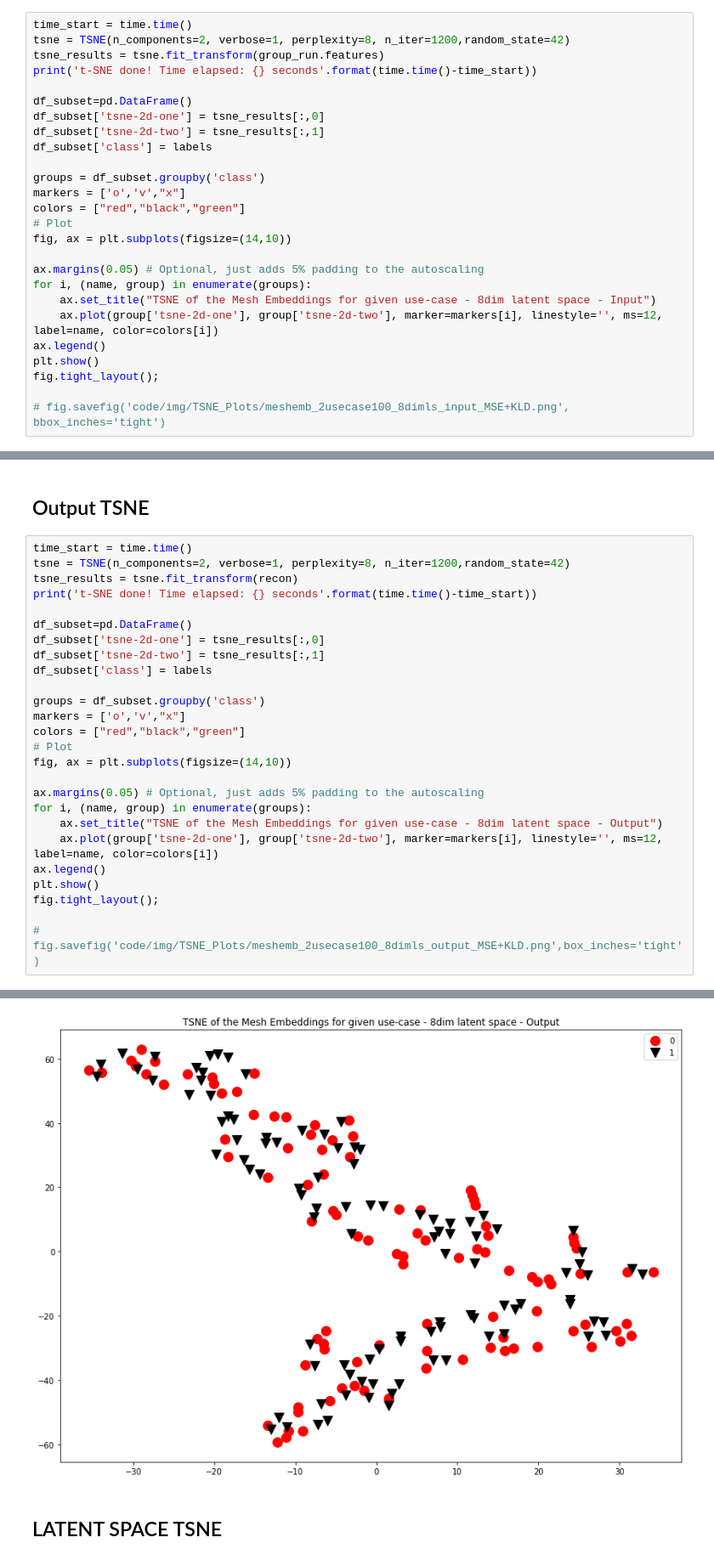
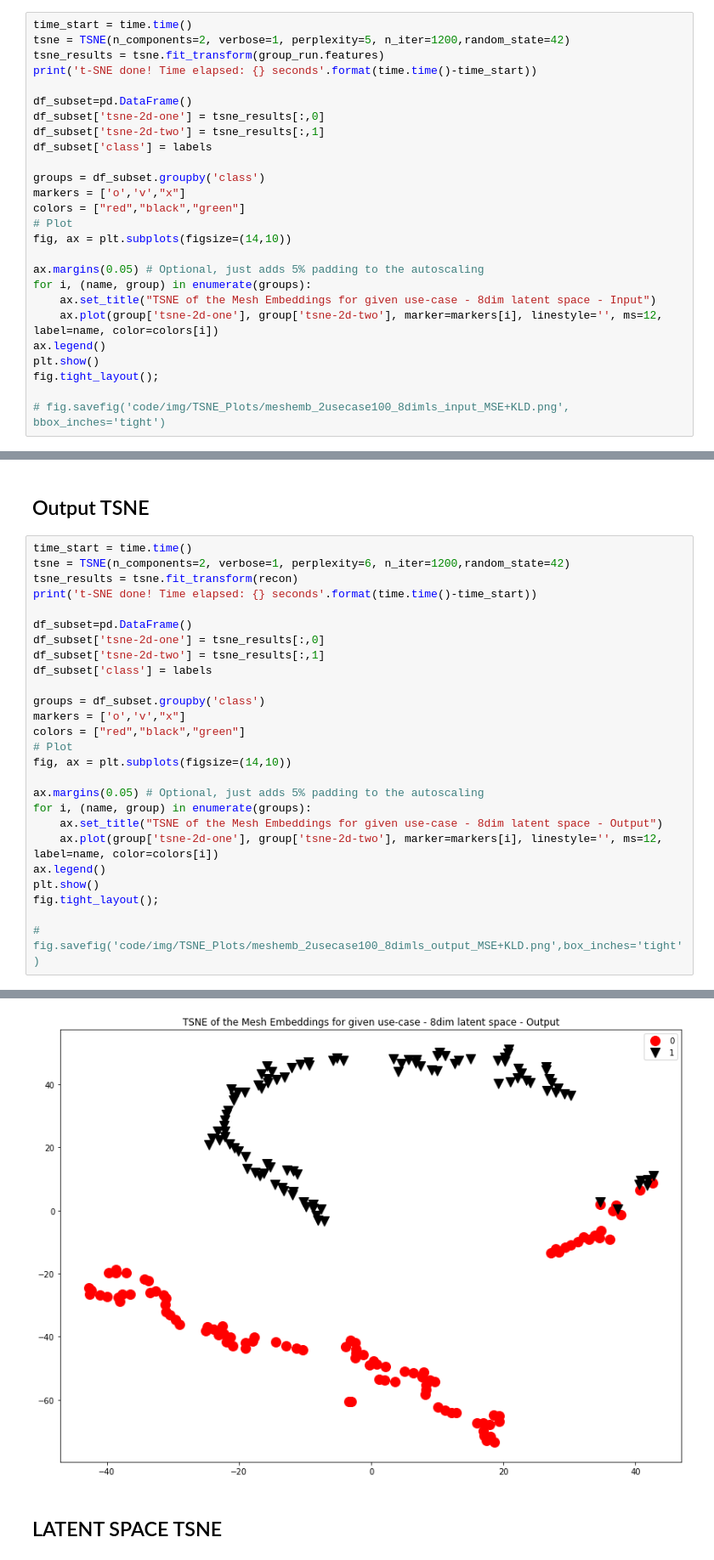
Before and after one commit to ShaulSolomon/academix-ydata-project-truncated, a Jupyter notebook: code/5_vae.ipynb, the cells around one changed output, grey strips where cells are left out. Shown at 85% size. Drawn from its saved outputs; the diff is of its cells as text.

```diff
--- a/code/5_vae.ipynb
+++ b/code/5_vae.ipynb
@@ -662,7 +662,7 @@ Using pre-defined VAE FEATURES
 ## Input TSNE
 # %%
 time_start = time.time()
-tsne = TSNE(n_components=2, verbose=1, perplexity=8, n_iter=1200,random_state=42)
+tsne = TSNE(n_components=2, verbose=1, perplexity=5, n_iter=1200,random_state=42)
 tsne_results = tsne.fit_transform(group_run.features)
 print('t-SNE done! Time elapsed: {} seconds'.format(time.time()-time_start))
 
@@ -700,7 +700,7 @@ t-SNE done! Time elapsed: 0.40500879287719727 seconds
 ## Output TSNE
 # %%
 time_start = time.time()
-tsne = TSNE(n_components=2, verbose=1, perplexity=8, n_iter=1200,random_state=42)
+tsne = TSNE(n_components=2, verbose=1, perplexity=6, n_iter=1200,random_state=42)
 tsne_results = tsne.fit_transform(recon)
 print('t-SNE done! Time elapsed: {} seconds'.format(time.time()-time_start))
 
@@ -736,4 +736,4 @@ t-SNE done! Time elapsed: 0.4189448356628418 seconds
-[figure, old version]
+[figure, new version]
 # %% [markdown]
 ## LATENT SPACE TSNE
 # %%
```
Also changed, not shown: parts of 9 cells of this notebook, 3 other files.
